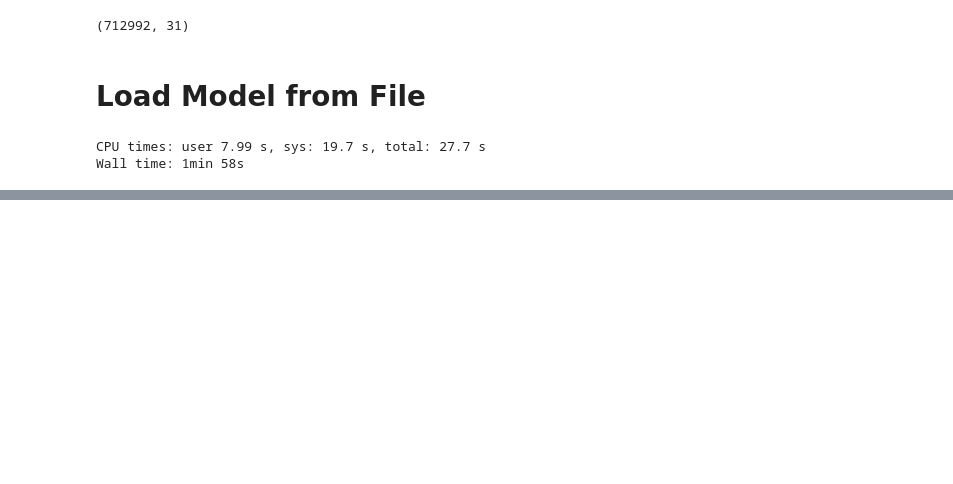
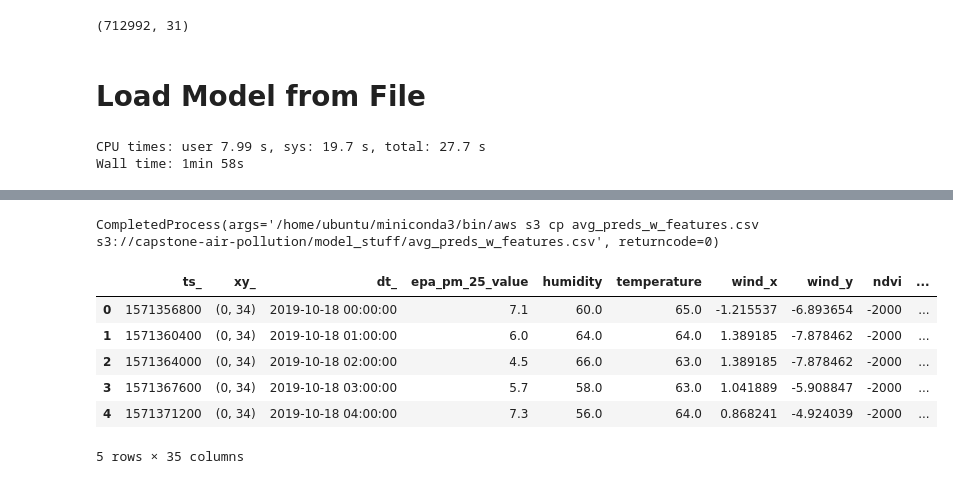
Before and after one commit to arnoldyb/air_pollution, a Jupyter notebook: VirtualSensing/week_o_predictions.ipynb, the cells around one changed output, grey strips where cells are left out. Drawn from its saved outputs; the diff is of its cells as text; code cells hidden in the pictures; blank space fills up the shorter version.

```diff
--- a/VirtualSensing/week_o_predictions.ipynb
+++ b/VirtualSensing/week_o_predictions.ipynb
@@ -362,0 +381,15 @@ avg_preds.to_csv("1018_1024_avg_preds.csv", index = False)
+# %%
+import subprocess
+subprocess.run(f"/home/ubuntu/miniconda3/bin/aws s3 cp avg_preds_w_features.csv s3://capstone-air-pollution/model_stuff/avg_preds_w_features.csv", shell = True)
+# %% [output]
+CompletedProcess(args='/home/ubuntu/miniconda3/bin/aws s3 cp avg_preds_w_features.csv s3://capstone-air-pollution/model_stuff/avg_preds_w_features.csv', returncode=0)
+# %%
+pd.read_csv("avg_preds_w_features.csv").head()
+# %% [output]
+|  | ts_ | xy_ | dt_ | epa_pm_25_value | humidity | temperature | wind_x | wind_y | ndvi | ... |
+| 0 | 1571356800 | (0, 34) | 2019-10-18 00:00:00 | 7.1 | 60.0 | 65.0 | -1.215537 | -6.893654 | -2000 | ... |
+| 1 | 1571360400 | (0, 34) | 2019-10-18 01:00:00 | 6.0 | 64.0 | 64.0 | 1.389185 | -7.878462 | -2000 | ... |
+| 2 | 1571364000 | (0, 34) | 2019-10-18 02:00:00 | 4.5 | 66.0 | 63.0 | 1.389185 | -7.878462 | -2000 | ... |
+| 3 | 1571367600 | (0, 34) | 2019-10-18 03:00:00 | 5.7 | 58.0 | 63.0 | 1.041889 | -5.908847 | -2000 | ... |
+| 4 | 1571371200 | (0, 34) | 2019-10-18 04:00:00 | 7.3 | 56.0 | 64.0 | 0.868241 | -4.924039 | -2000 | ... |
+5 rows × 35 columns
```
Also changed, not shown: parts of 9 cells of this notebook, 1 other file.
